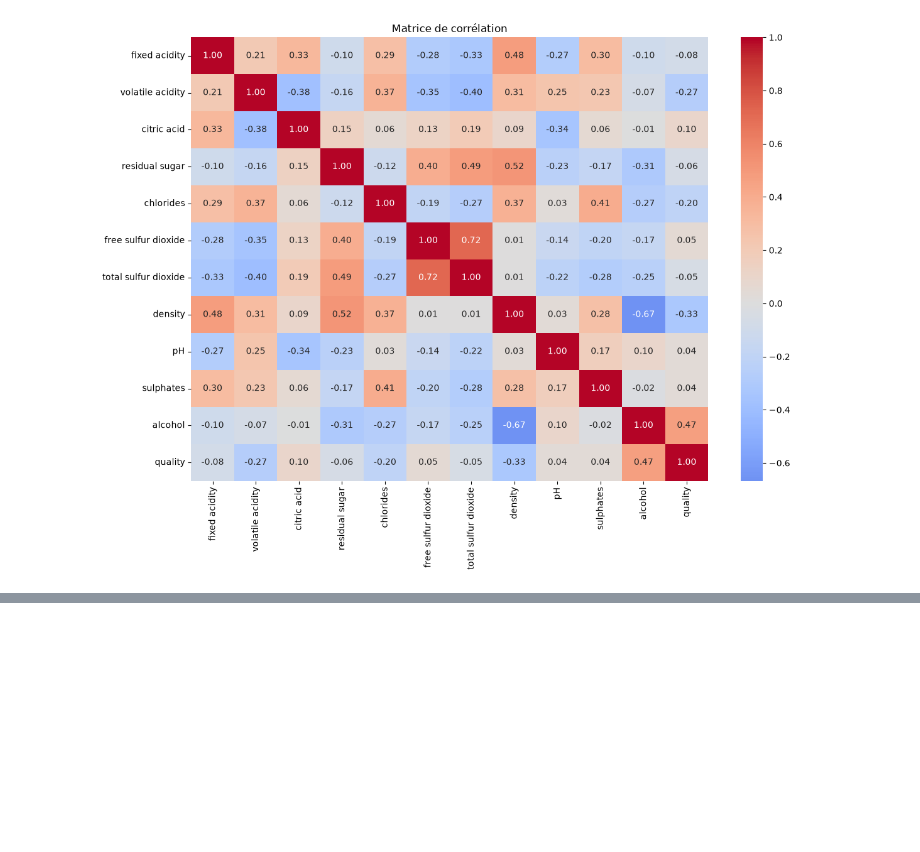
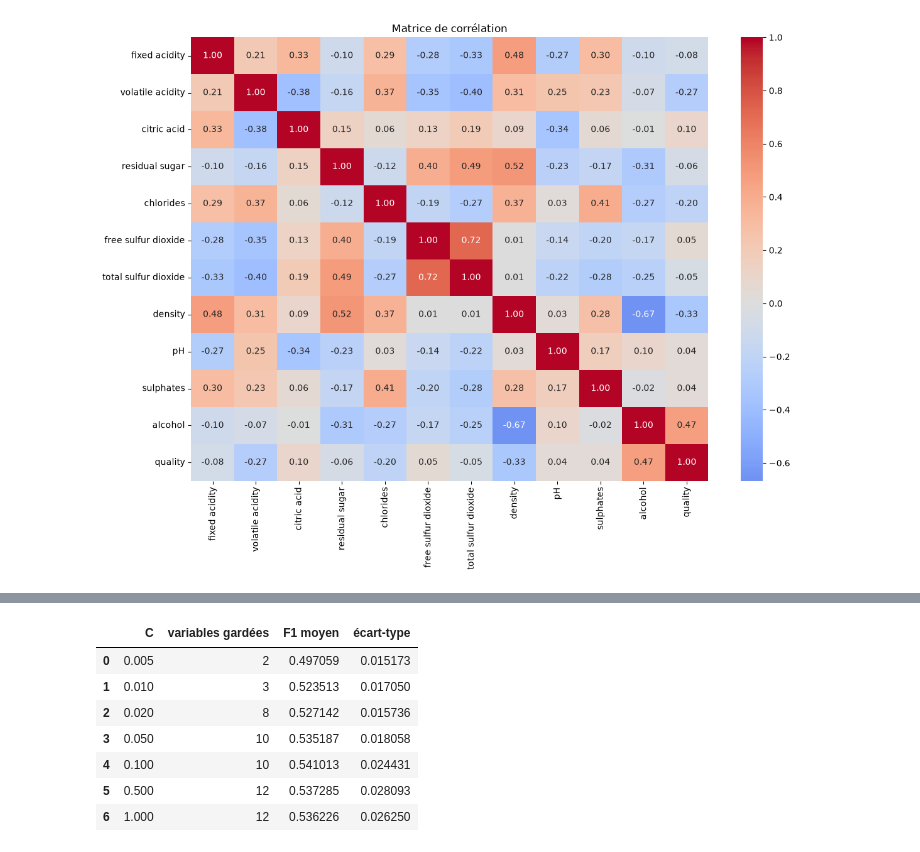
Before and after one commit to Lyukiry/wine-quality, a Jupyter notebook: notebooks/preparation_données.ipynb, the cells around one changed output, grey strips where cells are left out. Cells and saved outputs as stored; diff of their text form; code cells hidden in the pictures; blank space fills up the shorter version.

```diff
--- a/notebooks/preparation_données.ipynb
+++ b/notebooks/preparation_données.ipynb
@@ -217,0 +368,25 @@ plt.show()
+# %%
+from sklearn.model_selection import cross_val_score
+
+resultats = []
+for C in [0.005, 0.01, 0.02, 0.05, 0.1, 0.5, 1]:
+    modele = make_pipeline(
+        StandardScaler(),
+        LogisticRegression(penalty="l1", solver="liblinear", C=C,
+                           class_weight="balanced", random_state=42),
+    )
+    f1 = cross_val_score(modele, X_train, y_train, cv=5, scoring="f1")
+    n_gardees = (coefficients("l1", C) != 0).sum()
+    resultats.append({"C": C, "variables gardées": n_gardees,
+                      "F1 moyen": f1.mean(), "écart-type": f1.std()})
+
+pd.DataFrame(resultats)
+# %% [output]
+|  | C | variables gardées | F1 moyen | écart-type |
+| 0 | 0.005 | 2 | 0.497059 | 0.015173 |
+| 1 | 0.010 | 3 | 0.523513 | 0.017050 |
+| 2 | 0.020 | 8 | 0.527142 | 0.015736 |
+| 3 | 0.050 | 10 | 0.535187 | 0.018058 |
+| 4 | 0.100 | 10 | 0.541013 | 0.024431 |
+| 5 | 0.500 | 12 | 0.537285 | 0.028093 |
+| 6 | 1.000 | 12 | 0.536226 | 0.026250 |
```
Also changed, not shown: parts of 18 cells of this notebook.
